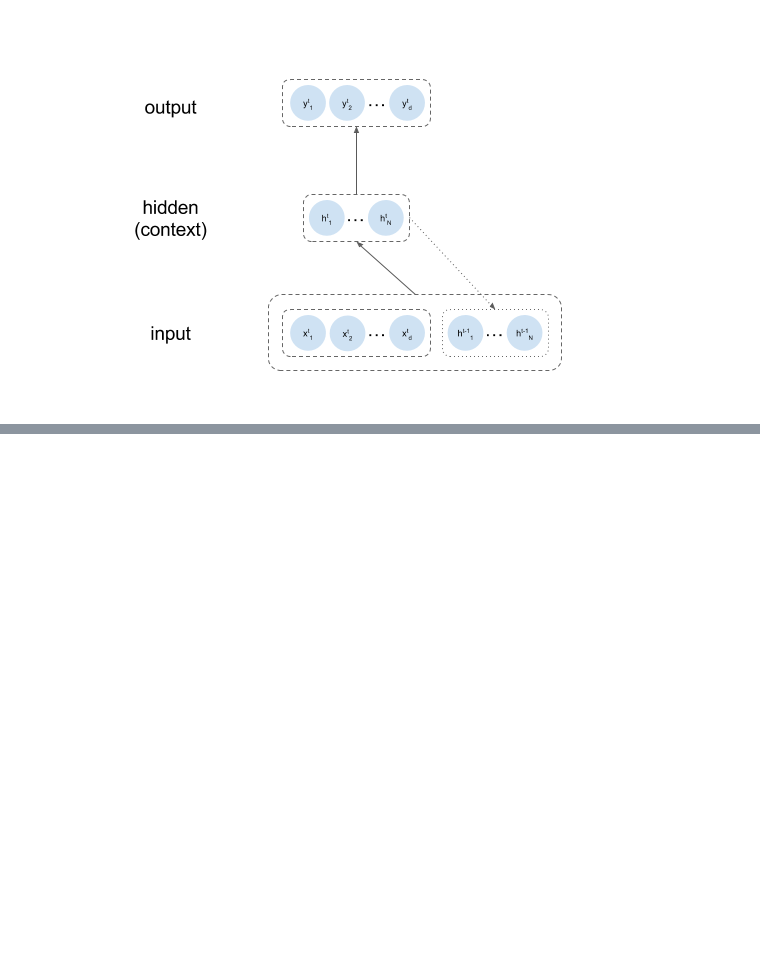
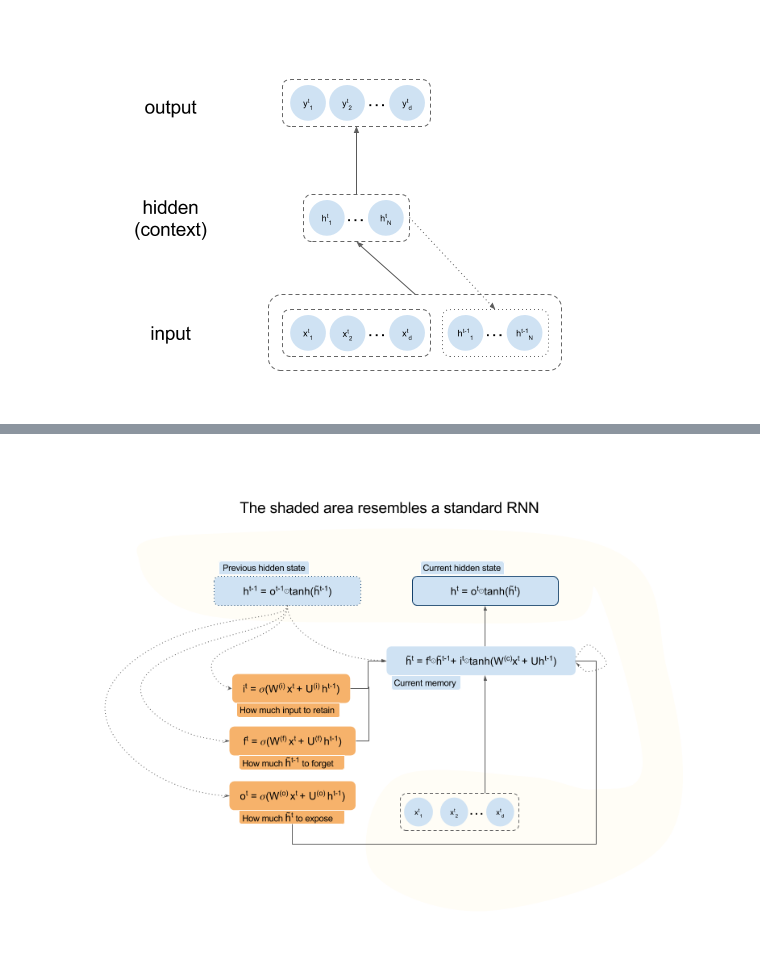
Before and after one commit to ArmiNouri/CognitiveComputing, a Jupyter notebook: DeepLearning/Overview/Overview.ipynb, the cells around one changed output, grey strips where cells are left out. Saved outputs shown, nothing was run; the diff lists cells and outputs as text; code cells hidden in the pictures; blank space fills up the shorter version.

Commit message:
add RNN, GRU, LSTM, CNN

```diff
--- a/DeepLearning/Overview/Overview.ipynb
+++ b/DeepLearning/Overview/Overview.ipynb
@@ -59,0 +93,4 @@ RNNs are very useful in capturing long-term dependencies in arbirtrarily long se
+# %%
+Image(filename='images/lstm.png')
+# %% [output]
+[figure, added]
```
Also changed, not shown: parts of 8 cells of this notebook, 4 other files.
